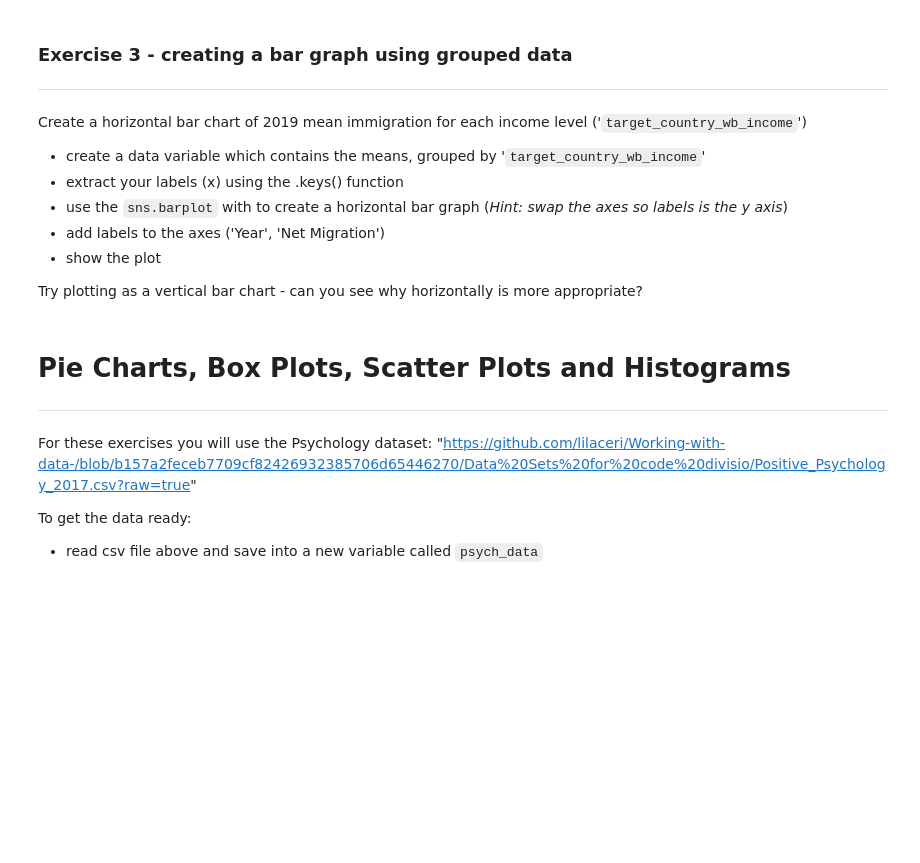
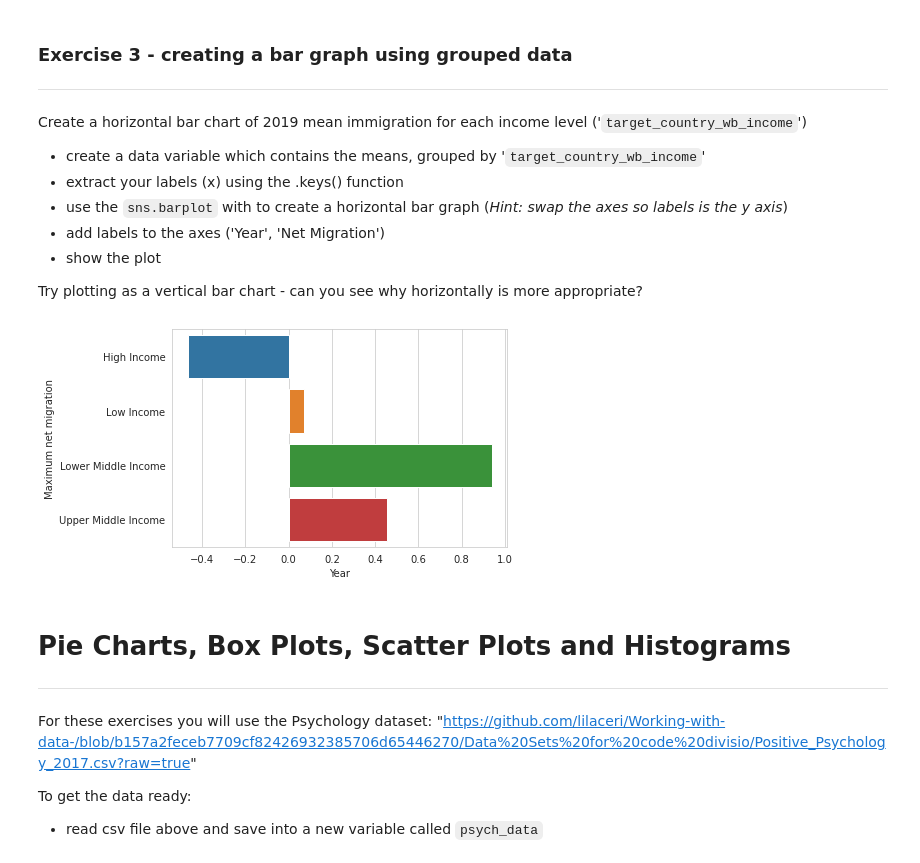
Before and after one commit to Imran-Github22/Imran-Farooqui, a Jupyter notebook: 7_2_Visualisation_with_Seaborn.ipynb, the cells around one changed output. Drawn from its saved outputs; the diff is of its cells as text; code cells hidden in the pictures; blank space fills up the shorter version.

```diff
--- a/7_2_Visualisation_with_Seaborn.ipynb
+++ b/7_2_Visualisation_with_Seaborn.ipynb
@@ -132,6 +144,25 @@ Create a horizontal bar chart of 2019 mean immigration for each income level ('`
 * show the plot
 
 Try plotting as a vertical bar chart - can you see why horizontally is more appropriate?
+# %%
+import pandas as pd
+import matplotlib.pyplot as plt
+
+url = 'https://github.com/futureCodersSE/working-with-data/blob/main/Data%20sets/public_use-talent-migration.xlsx?raw=true'
+df = pd.read_excel(url, sheet_name='Country Migration')
+
+def show_barplot_h(df):
+  data = df[['target_country_wb_income', 'net_per_10K_2019']]
+  income_means = data.groupby(['target_country_wb_income'])['net_per_10K_2019'].mean()
+  labels = income_means.keys()
+
+  chart = sns.barplot(x=income_means, y=labels)
+  chart.set_xlabel('Year')
+  chart.set_ylabel('Maximum net migration')
+
+show_barplot_h(df)
+# %% [output]
+[figure, added]
 # %% [markdown]
 # Pie Charts, Box Plots, Scatter Plots and Histograms
 ---
```
Also changed, not shown: parts of 2 cells of this notebook.
